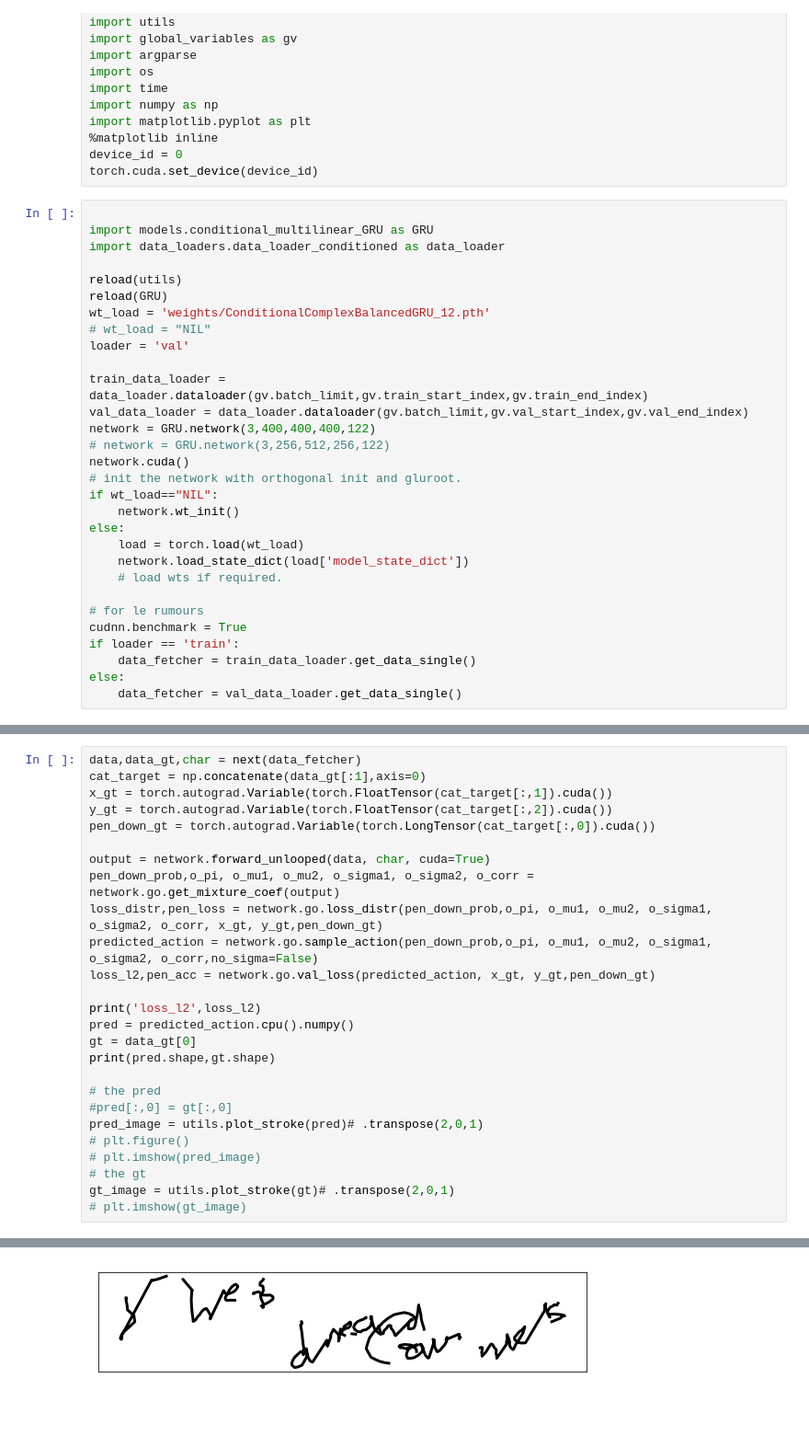
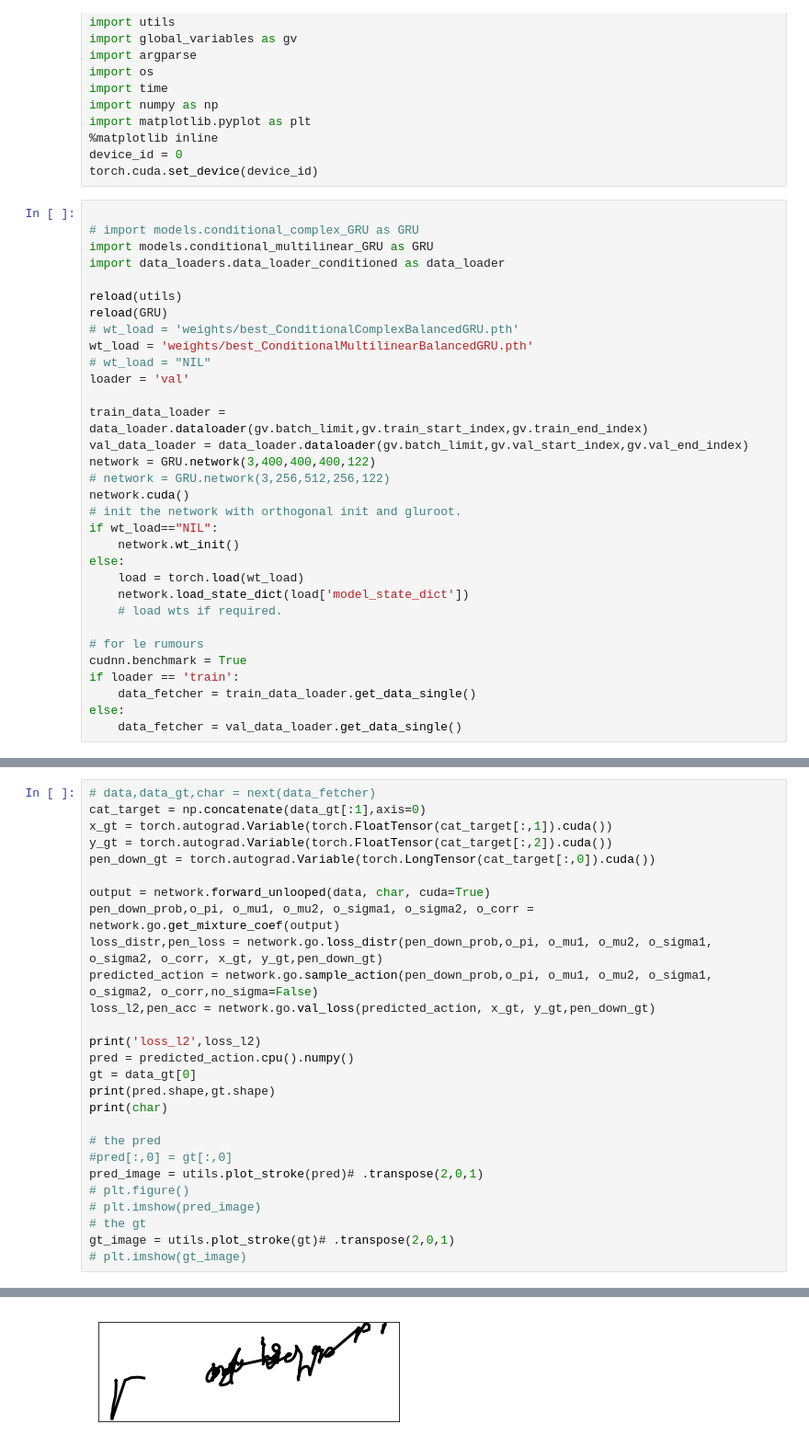
Before and after one commit to BardOfCodes/TheGraves-eyFont, a Jupyter notebook: validate.ipynb, the cells around one changed output, grey strips where cells are left out. Shown at 92% size. Drawn from its saved outputs; the diff is of its cells as text; blank space fills up the shorter version.

```diff
--- a/validate.ipynb
+++ b/validate.ipynb
@@ -123,12 +123,14 @@ device_id = 0
 torch.cuda.set_device(device_id)
 # %%
 
+# import models.conditional_complex_GRU as GRU
 import models.conditional_multilinear_GRU as GRU
 import data_loaders.data_loader_conditioned as data_loader
 
 reload(utils)
 reload(GRU)
-wt_load = 'weights/ConditionalComplexBalancedGRU_12.pth'
+# wt_load = 'weights/best_ConditionalComplexBalancedGRU.pth'
+wt_load = 'weights/best_ConditionalMultilinearBalancedGRU.pth'
 # wt_load = "NIL"
 loader = 'val'
 
@@ -154,5 +189,5 @@ else:
 # %%
-data,data_gt,char = next(data_fetcher)
+# data,data_gt,char = next(data_fetcher)
 cat_target = np.concatenate(data_gt[:1],axis=0)
 x_gt = torch.autograd.Variable(torch.FloatTensor(cat_target[:,1]).cuda())
 y_gt = torch.autograd.Variable(torch.FloatTensor(cat_target[:,2]).cuda())
@@ -168,6 +203,7 @@ print('loss_l2',loss_l2)
 pred = predicted_action.cpu().numpy()
 gt = data_gt[0]
 print(pred.shape,gt.shape)
+print(char)
 
 # the pred
 #pred[:,0] = gt[:,0]
@@ -183 +220 @@ gt_image = utils.plot_stroke(gt)# .transpose(2,0,1)
-[figure, old version]
+[figure, new version]
```
Also changed, not shown: parts of 3 cells of this notebook, 9 other files.
